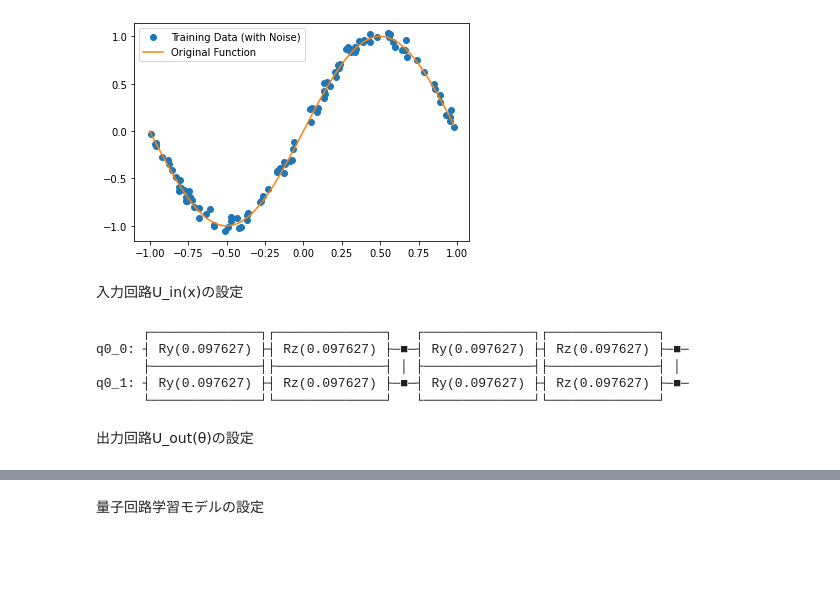
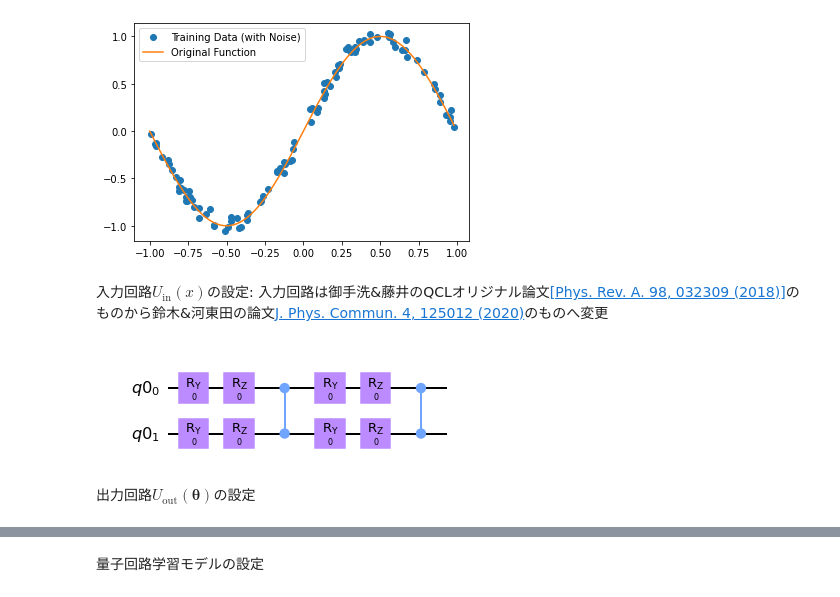
Before and after one commit to mkatouda/qclsample, a Jupyter notebook: qiskit_qcl_regression_sample.ipynb, the cells around one changed output, grey strips where cells are left out. Saved outputs shown, nothing was run; the diff lists cells and outputs as text; code cells hidden in the pictures; blank space fills up the shorter version.

```diff
--- a/qiskit_qcl_regression_sample.ipynb
+++ b/qiskit_qcl_regression_sample.ipynb
@@ -101,33 +111,29 @@ plt.show()
 #plt.savefig('./inputdata-plot.png')
 # %% [output]
 [figure]
-# %% [markdown]
-入力回路U_in(x)の設定
+# %% [markdown]
+入力回路$U_\text{in}(x)$の設定: 入力回路は御手洗&藤井のQCLオリジナル論文[[Phys. Rev. A. 98, 032309 (2018)]](https://doi.org/10.1088/2399-6528/abd3d8)のものから鈴木&河東田の論文[J. Phys. Commun. 4, 125012 (2020)](https://doi.org/10.1088/2399-6528/abd3d8)のものへ変更
 # %%
 def U_in(x, nqubit):
     qr = QuantumRegister(nqubit)
     U = QuantumCircuit(qr)
 
     for j in range(2):
         for i in range(nqubit):
             U.ry(x, i)
             U.rz(x, i)
         for i in range(nqubit-1):
             U.cz(i, i+1)
         if nqubit >=3: U.cz(nqubit-1, 0)
 
     U.name = "U_in"
     return U
 
-U_in(x_train[0], nqubit).draw('mpl')
+U_in(0.0, nqubit).draw('mpl')
 # %% [output]
-      ┌──────────────┐┌──────────────┐   ┌──────────────┐┌──────────────┐
-q0_0: ┤ Ry(0.097627) ├┤ Rz(0.097627) ├─■─┤ Ry(0.097627) ├┤ Rz(0.097627) ├─■─
-      ├──────────────┤├──────────────┤ │ ├──────────────┤├──────────────┤ │
-q0_1: ┤ Ry(0.097627) ├┤ Rz(0.097627) ├─■─┤ Ry(0.097627) ├┤ Rz(0.097627) ├─■─
-      └──────────────┘└──────────────┘   └──────────────┘└──────────────┘
+[figure, added]
-# %% [markdown]
-出力回路U_out(θ)の設定
+# %% [markdown]
+出力回路$U_\text{out}(\mathbf{\theta})$の設定
 # %%
 def U_out(nqubit, c_depth, params):
     qr = QuantumRegister(nqubit)
```
Also changed, not shown: parts of 24 cells of this notebook.
